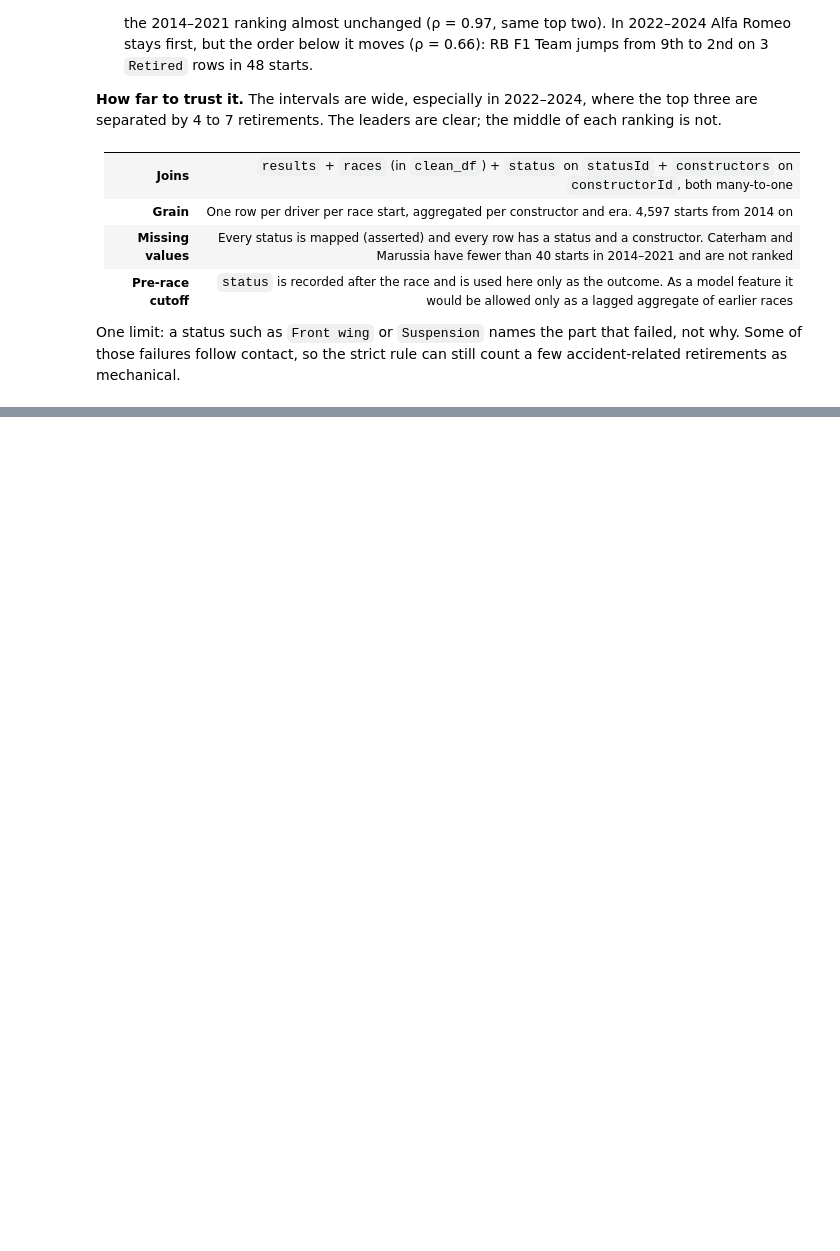
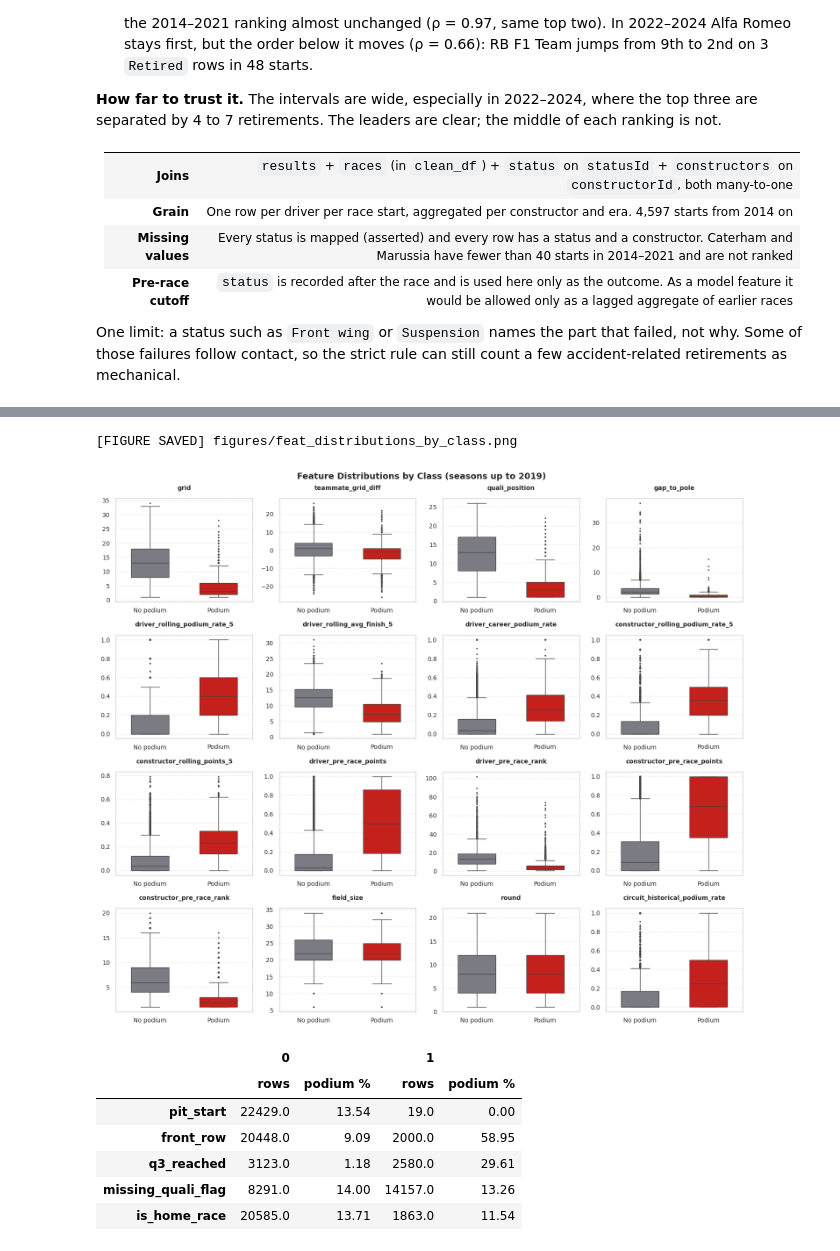
Before and after one commit to Abdel-RahmanIII/Formula-1, a Jupyter notebook: formula-1.ipynb, the cells around one changed output, grey strips where cells are left out. Saved outputs shown, nothing was run; the diff lists cells and outputs as text; code cells hidden in the pictures; blank space fills up the shorter version.

```diff
--- a/formula-1.ipynb
+++ b/formula-1.ipynb
@@ -1687,0 +2121,31 @@ One limit: a status such as `Front wing` or `Suspension` names the part that fai
+# %%
+# Task 14.4: feature distributions by class (training seasons)
+BINARY_FEATURES: List[str] = ["pit_start", "front_row", "q3_reached", "missing_quali_flag", "is_home_race"]
+continuous_features = [col for col in FEATURE_COLUMNS if col not in BINARY_FEATURES]
+class_label = train_df[TARGET_COLUMN].map({0: "No podium", 1: "Podium"})
+
+fig, axes = plt.subplots(4, 4, figsize=(15, 13))
+for ax, col in zip(axes.flat, continuous_features):
+    sns.boxplot(x=class_label, y=train_df[col], order=["No podium", "Podium"], hue=class_label, legend=False,
+                palette={"No podium": F1_PALETTE["gray"], "Podium": F1_PALETTE["crimson"]}, width=0.55, fliersize=1.5, ax=ax)
+    ax.set_title(col, fontsize=10)
+    ax.set(xlabel="", ylabel="")
+fig.suptitle(f"Feature Distributions by Class (seasons up to {TRAIN_MAX_YEAR})", fontsize=14, fontweight="bold")
+save_fig("feat_distributions_by_class")
+plt.show()
+
+# Binary features: podium rate when the flag is 0 and when it is 1
+display(pd.DataFrame({
+    col: train_df.groupby(col)[TARGET_COLUMN].agg(["size", "mean"]).assign(mean=lambda d: (d["mean"] * 100).round(2)).stack()
+    for col in BINARY_FEATURES
+}).T.rename(columns={"size": "rows", "mean": "podium %"}))
+# %% [output]
+[FIGURE SAVED] figures/feat_distributions_by_class.png
+[figure, added]
+|  | 0 |  | 1 |  |
+|  | rows | podium % | rows | podium % |
+| pit_start | 22429.0 | 13.54 | 19.0 | 0.00 |
+| front_row | 20448.0 | 9.09 | 2000.0 | 58.95 |
+| q3_reached | 3123.0 | 1.18 | 2580.0 | 29.61 |
+| missing_quali_flag | 8291.0 | 14.00 | 14157.0 | 13.26 |
+| is_home_race | 20585.0 | 13.71 | 1863.0 | 11.54 |
```
Also changed, not shown: parts of 23 cells of this notebook, 8 other files.
